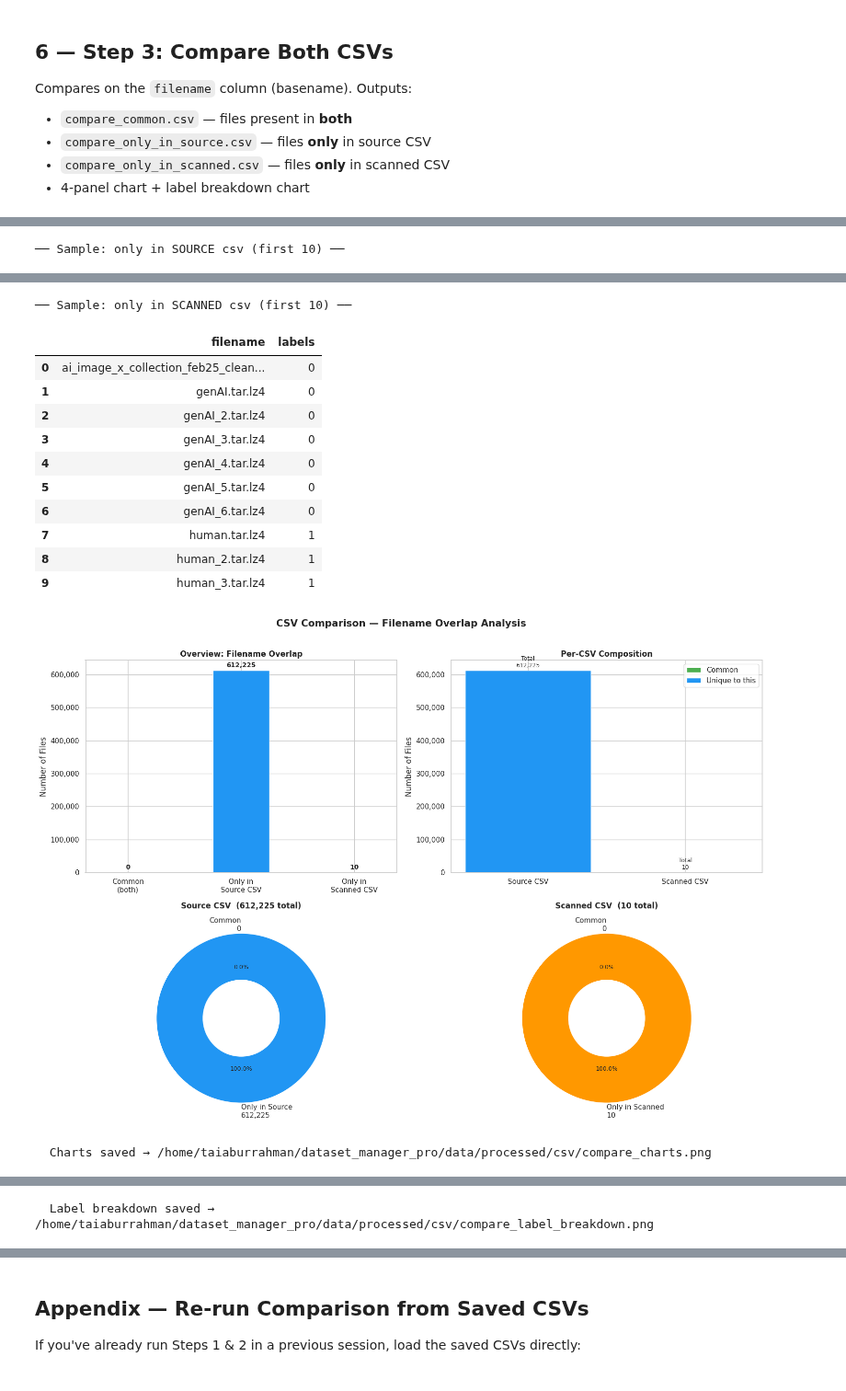
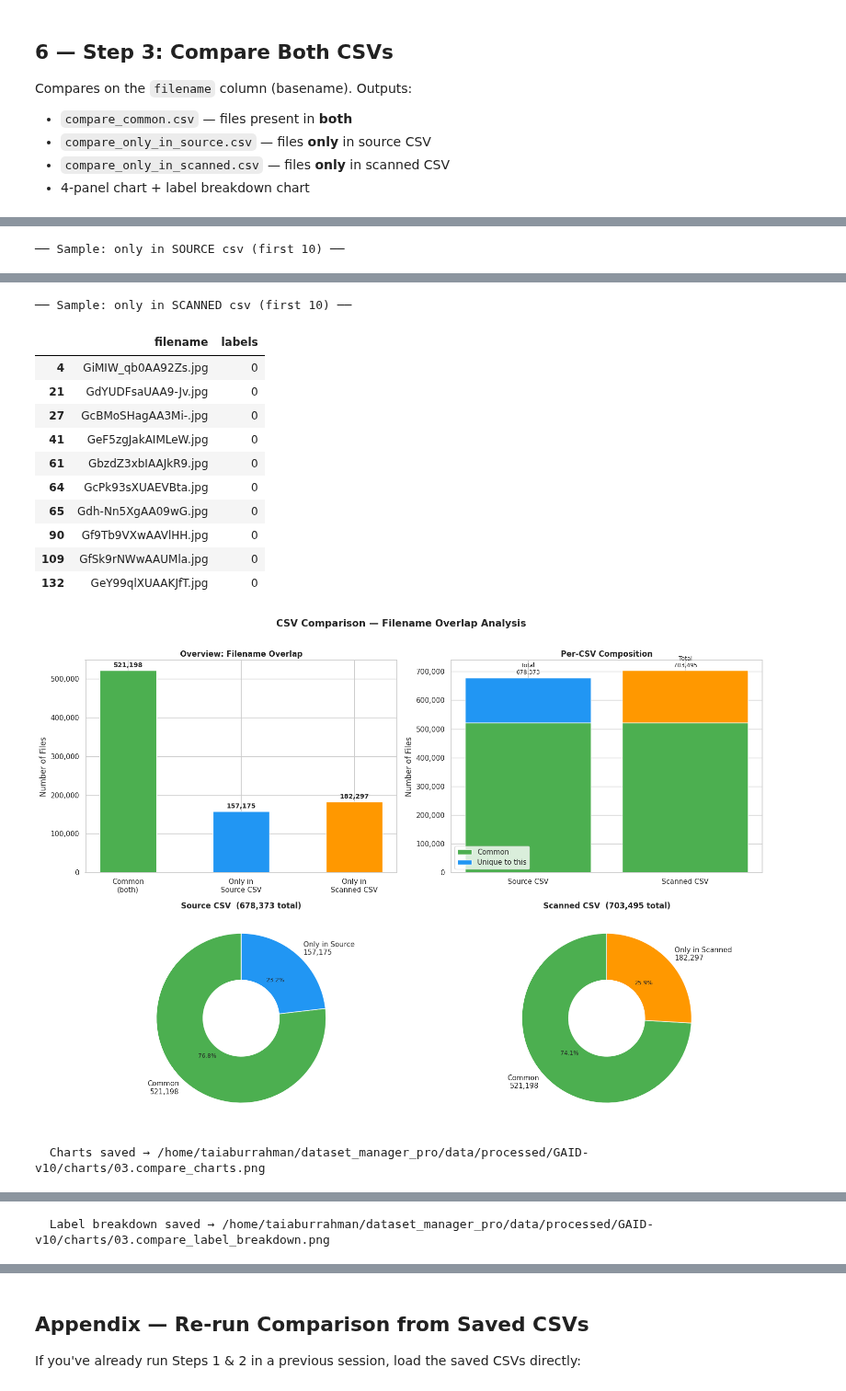
Before and after one commit to taiaburrahmanbb/dataset_manager_pro, a Jupyter notebook: notebook/03.csv_editors.ipynb, the cells around one changed output, grey strips where cells are left out. Shown at 92% size. Cells and saved outputs as stored; diff of their text form; code cells hidden in the pictures.

Commit message:
dataset compare with images

```diff
--- a/notebook/03.csv_editors.ipynb
+++ b/notebook/03.csv_editors.ipynb
@@ -554,9 +613,10 @@ print("✓ All helpers loaded")
 
 Extracts `Path(image_path).name` from every row and saves the enriched CSV.
 # %%
+# Output → data/processed/<PROJECT_NAME>/csv/01.<stem>_with_filename.csv
 df_source = add_filename_column(
     source_csv  = SOURCE_CSV,
-    output_dir  = OUTPUT_DIR,
-    output_name = "train_fold_5_with_filename",   # ← output file stem
+    output_name = Path(SOURCE_CSV).stem + "_with_filename",
+    prefix      = "01",
 )
 # %% [output]
@@ -582,10 +642,11 @@ Loading train_fold_5.csv …
 
 Walks every subfolder in `IMAGE_SCAN_DIR`, collects all image files, infers labels from the top-level folder name, and writes a CSV with the same schema as the source.
 # %%
+# Output → data/processed/<PROJECT_NAME>/csv/02.<PROJECT_NAME>_local_scanned.csv
 df_scanned = scan_image_dir(
     scan_dir    = IMAGE_SCAN_DIR,
-    output_dir  = OUTPUT_DIR,
-    output_name = "gen_ai_detector_scanned",   # ← output file stem
+    output_name = f"{PROJECT_NAME}_local_scanned",
+    prefix      = "02",
 )
 # %% [output]
 Scanning /home/taiaburrahman/dataset_manager_pro/data/processed/gen_ai_detector_dataset_scaled_224 …
@@ -670,11 +702,13 @@ Compares on the `filename` column (basename). Outputs:
 - `compare_only_in_scanned.csv` — files **only** in scanned CSV
 - 4-panel chart + label breakdown chart
 # %%
+# CSVs   → data/processed/<PROJECT_NAME>/csv/03.compare_*.csv
+# Charts → data/processed/<PROJECT_NAME>/charts/03.compare_*.png
 results = compare_csvs(
-    df_source  = df_source,    # DataFrame from Step 1 (or pass a CSV path)
-    df_scanned = df_scanned,   # DataFrame from Step 2 (or pass a CSV path)
-    output_dir = OUTPUT_DIR,
+    df_source   = df_source,    # DataFrame from Step 1  (or pass a CSV path)
+    df_scanned  = df_scanned,   # DataFrame from Step 2a or 2b
     compare_col = "filename",
+    prefix      = "03",
 )
 
 # results["common"]          → set of filenames in both
@@ -715,14 +761,14 @@ results = compare_csvs(
 ── Sample: only in SCANNED csv (first 10) ──
 |  | filename | labels |
-| 0 | ai_image_x_collection_feb25_clean... | 0 |
-| 1 | genAI.tar.lz4 | 0 |
-| 2 | genAI_2.tar.lz4 | 0 |
-| 3 | genAI_3.tar.lz4 | 0 |
-| 4 | genAI_4.tar.lz4 | 0 |
-| 5 | genAI_5.tar.lz4 | 0 |
-| 6 | genAI_6.tar.lz4 | 0 |
-| 7 | human.tar.lz4 | 1 |
-| 8 | human_2.tar.lz4 | 1 |
-| 9 | human_3.tar.lz4 | 1 |
+| 4 | GiMIW_qb0AA92Zs.jpg | 0 |
+| 21 | GdYUDFsaUAA9-Jv.jpg | 0 |
+| 27 | GcBMoSHagAA3Mi-.jpg | 0 |
+| 41 | GeF5zgJakAIMLeW.jpg | 0 |
+| 61 | GbzdZ3xbIAAJkR9.jpg | 0 |
+| 64 | GcPk93sXUAEVBta.jpg | 0 |
+| 65 | Gdh-Nn5XgAA09wG.jpg | 0 |
+| 90 | Gf9Tb9VXwAAVlHH.jpg | 0 |
+| 109 | GfSk9rNWwAAUMla.jpg | 0 |
+| 132 | GeY99qlXUAAKJfT.jpg | 0 |
-[figure, old version]
+[figure, new version]
-  Charts saved → /home/taiaburrahman/dataset_manager_pro/data/processed/csv/compare_charts.png
+  Charts saved → /home/taiaburrahman/dataset_manager_pro/data/processed/GAID-v10/charts/03.compare_charts.png
@@ -730 +776 @@ results = compare_csvs(
-  Label breakdown saved → /home/taiaburrahman/dataset_manager_pro/data/processed/csv/compare_label_breakdown.png
+  Label breakdown saved → /home/taiaburrahman/dataset_manager_pro/data/processed/GAID-v10/charts/03.compare_label_breakdown.png
```
Also changed, not shown: parts of 15 cells of this notebook, 2 other files.
